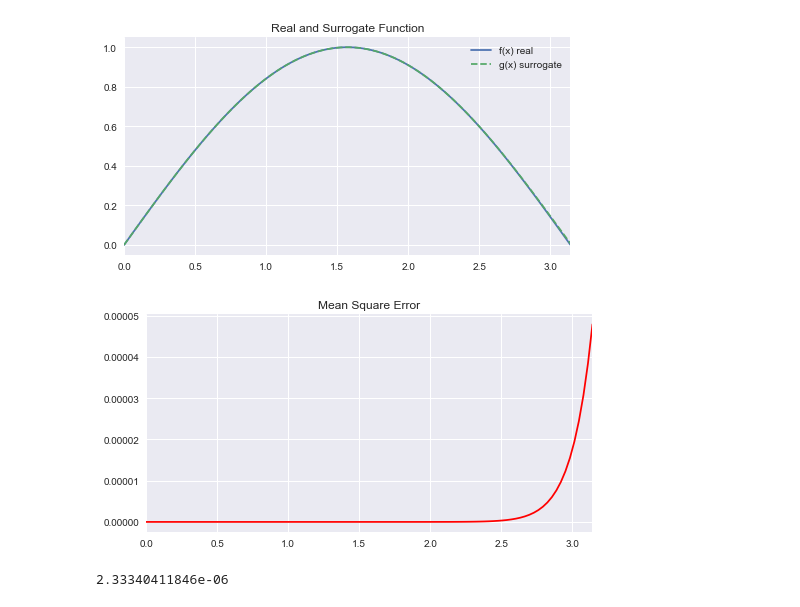
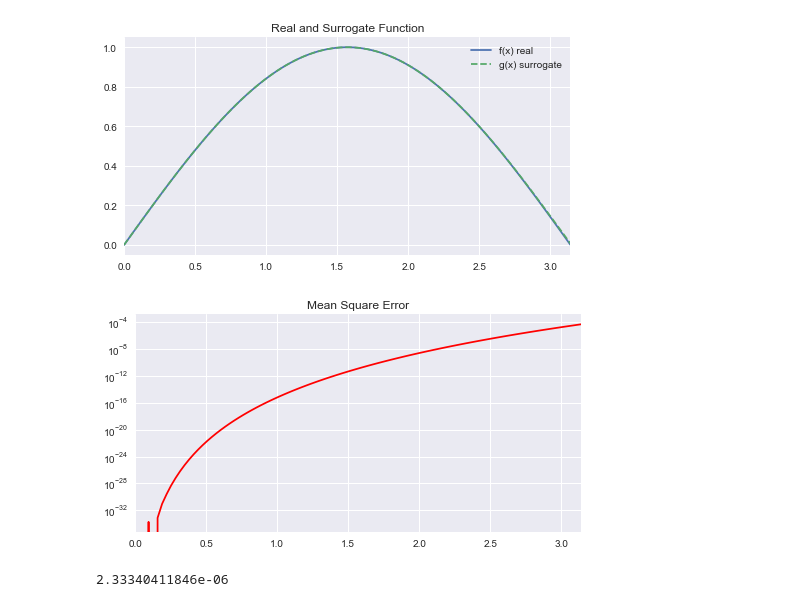
Before and after one commit to charlesreid1/experiment-design-notes, a Jupyter notebook: notebooks/ED_1_Introduction.ipynb, the cells around one changed output. Cells and saved outputs as stored; diff of their text form; code cells hidden in the pictures.

```diff
--- a/notebooks/ED_1_Introduction.ipynb
+++ b/notebooks/ED_1_Introduction.ipynb
@@ -147,13 +147,13 @@ def MSE(x, r, s):
     return mse
 # %%
 fig, ax = plt.subplots(1,1, figsize=(8,4))
-ax.plot(x,SE(x,f(x),g(x)),'r-')
+ax.semilogy(x,SE(x,f(x),g(x)),'r-')
 
 ax.set_title('Mean Square Error')
 ax.set_xlim([min(x),max(x)])
 plt.show()
 # %% [output]
-[figure, old version]
+[figure, new version]
 # %%
 print(MSE(x, f(x), g(x)))
 # %% [output]
```
Also changed, not shown: parts of 5 cells of this notebook, 4 other files.
